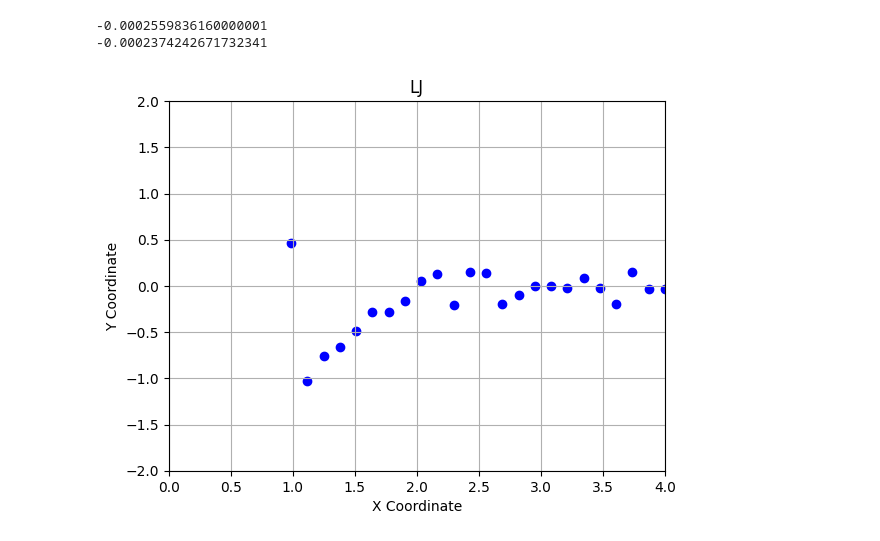
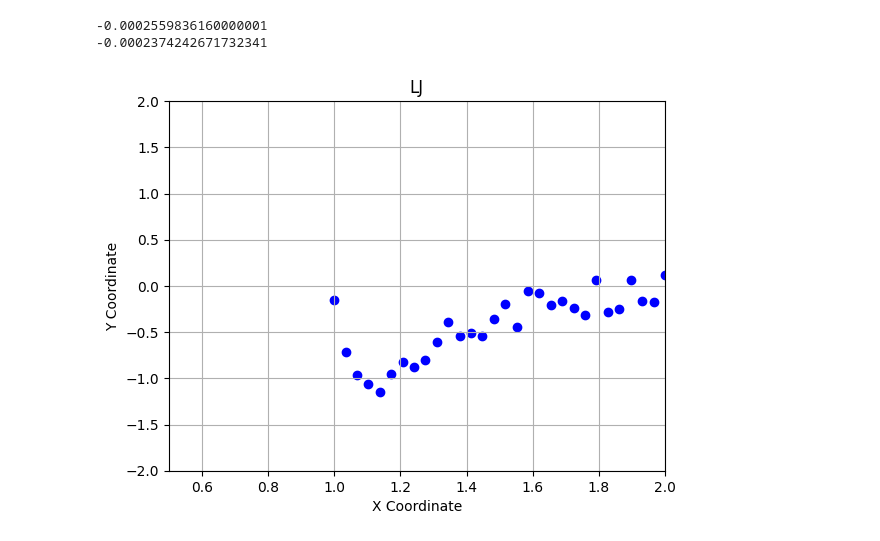
Before and after one commit to Justusperthes/Comphy, a Jupyter notebook: w10/regression.ipynb, the cells around one changed output. Drawn from its saved outputs; the diff is of its cells as text; code cells hidden in the pictures.

```diff
--- a/w10/regression.ipynb
+++ b/w10/regression.ipynb
@@ -253,21 +253,21 @@ def noisy_LJ(xs, noise_level):
 # %%
 
 
-xs = np.linspace(0.2, 4, 30)
+xs = np.linspace(1, 2, 30)
 ys = noisy_LJ(xs, 0.2)
 
 # Plot the original input points
 plt.scatter(xs, ys, color='blue')
 
 # Labeling the plot
 plt.xlabel('X Coordinate')
 plt.ylabel('Y Coordinate')
 plt.title('LJ')
-plt.xlim(0, 4)
+plt.xlim(0.5, 2)
 plt.ylim(-2, 2)
 plt.grid(True)
 
 # Show the plot
 plt.show()
 # %% [output]
-[figure, old version]
+[figure, new version]
```
Also changed, not shown: parts of 2 cells of this notebook.
